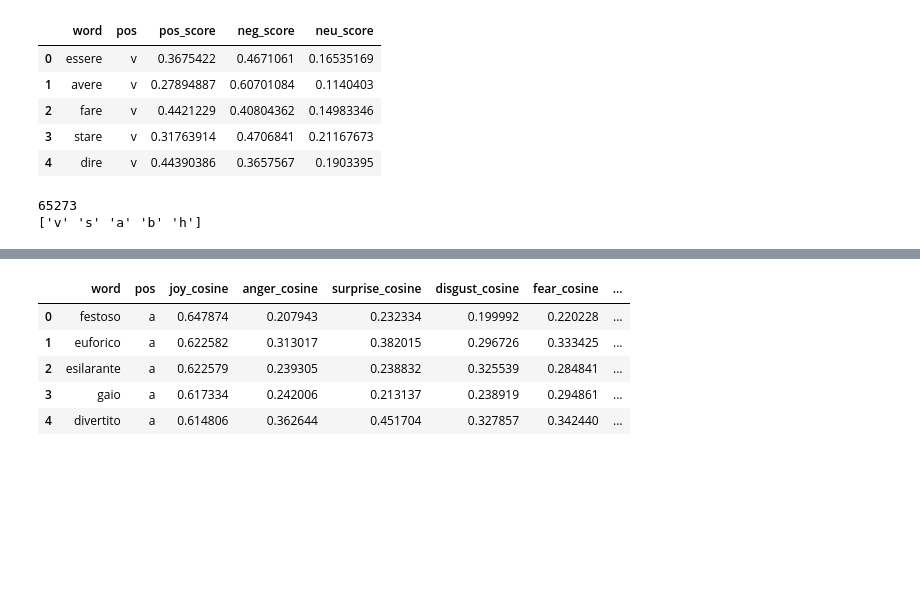
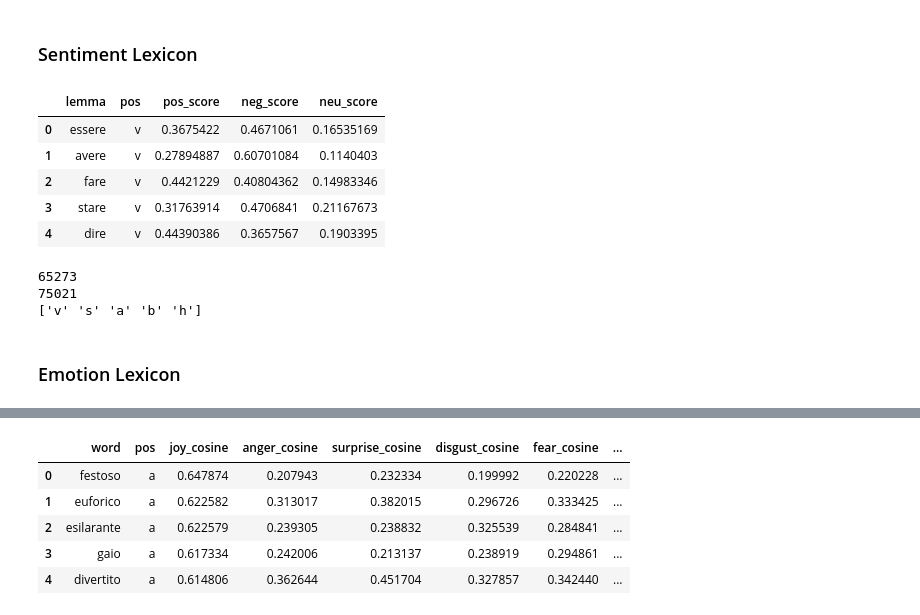
Before and after one commit to HrishitaC/InsideOut2, a Jupyter notebook: Code/emotion_profile.ipynb, the cells around one changed output, grey strips where cells are left out. Drawn from its saved outputs; the diff is of its cells as text; code cells hidden in the pictures; blank space fills up the shorter version.

Commit message:
Created emotional profiles for original queries and LLM responses to og queries

```diff
--- a/Code/emotion_profile.ipynb
+++ b/Code/emotion_profile.ipynb
@@ -1,35 +1,43 @@
+# %% [markdown]
+### Sentiment Lexicon
 # %%
 import re
 import pandas as pd
 
 f = open("../Data/DPLp-IT_lrec2016.txt", "r")
 
 lines = f.readlines()
 
 f.close()
 
 sentiment_lexicon = []
 
 for line in lines:
 
     temp = re.sub("\n", "", line)
     results = re.split("::|\t|,|\n", temp)
     sentiment_lexicon.append(results)
 
-sentiment_lexicon = pd.DataFrame(sentiment_lexicon, columns=["word", "pos", "pos_score", "neg_score", "neu_score"])
+sentiment_lexicon = pd.DataFrame(sentiment_lexicon, columns=["lemma", "pos", "pos_score", "neg_score", "neu_score"])
 sentiment_lexicon.to_csv("../Data/IT_sentiment_lexicon.csv", index=False)
 
 sentiment_lexicon.head()
 # %% [output]
-|  | word | pos | pos_score | neg_score | neu_score |
+|  | lemma | pos | pos_score | neg_score | neu_score |
 | 0 | essere | v | 0.3675422 | 0.4671061 | 0.16535169 |
 | 1 | avere | v | 0.27894887 | 0.60701084 | 0.1140403 |
 | 2 | fare | v | 0.4421229 | 0.40804362 | 0.14983346 |
 | 3 | stare | v | 0.31763914 | 0.4706841 | 0.21167673 |
 | 4 | dire | v | 0.44390386 | 0.3657567 | 0.1903395 |
-# %%
-print(len(sentiment_lexicon.word.unique()))
-print(sentiment_lexicon.pos.unique())
-# %% [output]
-65273
-['v' 's' 'a' 'b' 'h']
+# %%
+print(len(sentiment_lexicon.lemma.unique()))
+print(len(sentiment_lexicon))
+print(sentiment_lexicon.pos.unique())
+
+# ['v' 's' 'a' 'b' 'h']: v: verb, s: noun, a: adjective, b: adverb, h: hashtag
+# %% [output]
+65273
+75021
+['v' 's' 'a' 'b' 'h']
+# %% [markdown]
+### Emotion Lexicon
```
Also changed, not shown: parts of 13 cells of this notebook, 4 other files.
